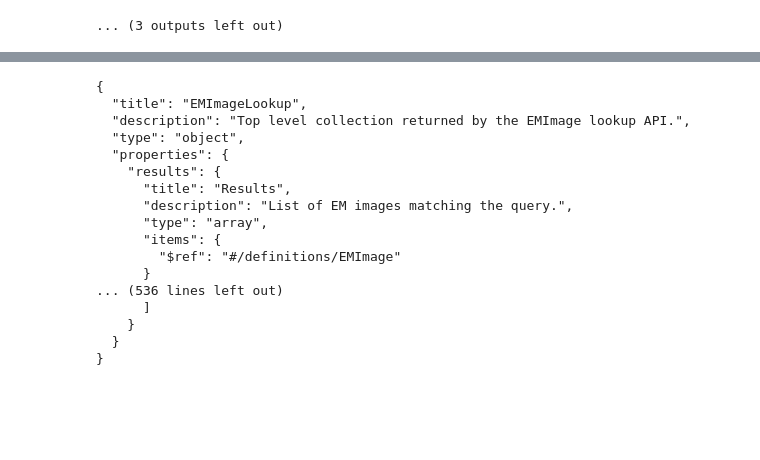
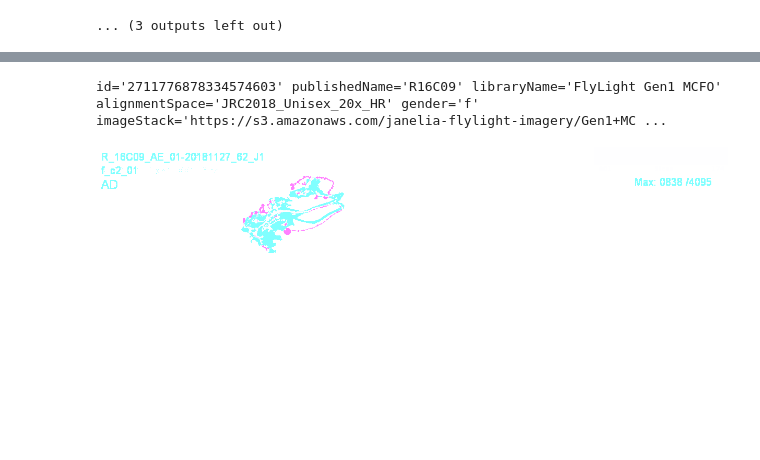
Before and after one commit to JaneliaSciComp/neuronbridge-python, a Jupyter notebook: notebooks/python_api_examples.ipynb, the cells around one changed output, grey strips where cells are left out. Drawn from its saved outputs; the diff is of its cells as text; code cells hidden in the pictures; blank space fills up the shorter version.

```diff
--- a/notebooks/python_api_examples.ipynb
+++ b/notebooks/python_api_examples.ipynb
@@ -127,21 +118,30 @@ Exception: Could not retrieve https://s3.amazonaws.com/janelia-flylight-color-de
-# %%
-from neuronbridge import generate_schemas
-generate_schemas.print_schemas()
-# %% [output]
-{
-  "title": "EMImageLookup",
-  "description": "Top level collection returned by the EMImage lookup API.",
-  "type": "object",
-  "properties": {
-    "results": {
-      "title": "Results",
-      "description": "List of EM images matching the query.",
-      "type": "array",
-      "items": {
-        "$ref": "#/definitions/EMImage"
-      }
-... (536 lines left out)
-      ]
-    }
-  }
-}
+# %%
+published_name = df['Name'][0]
+cds_match = utils.get_first_match_for_name(cds_matches, published_name)
+print(cds_match)
+cds = client.get_cds_image(cds_match)
+match = client.get_match_searchable_image(cds_match)
+target = client.get_target_searchable_image(cds_match)
+#display(cds, match, target)
+
+import numpy as np
+def black_to_transparent(img, color):
+    x = np.asarray(img.convert('RGBA')).copy()
+    black_pixels = np.all(x == [0, 0, 0, 255], axis=-1)
+    x[black_pixels] = [0, 0, 0, 0]
+    x[~black_pixels] = color
+    #x[:, :, 3] = ((x[:, :, :3] != 0).any(axis=2)).astype(np.uint8)
+    return Image.fromarray(x.astype(np.uint8))
+
+from PIL import Image, ImageEnhance
+
+match = black_to_transparent(match, (0, 255, 255, 255))
+target = black_to_transparent(target, (255, 0, 255, 255))
+
+image = Image.blend(target, match, 0.5)
+obj = ImageEnhance.Brightness(image)
+image = obj.enhance(2)
+display(image)
+# %% [output]
+id='2711776878334574603' publishedName='R16C09' libraryName='FlyLight Gen1 MCFO' alignmentSpace='JRC2018_Unisex_20x_HR' gender='f' imageStack='https://s3.amazonaws.com/janelia-flylight-imagery/Gen1+MC ...
+[figure, added]
```
Also changed, not shown: parts of 4 cells of this notebook, 1 other file.
